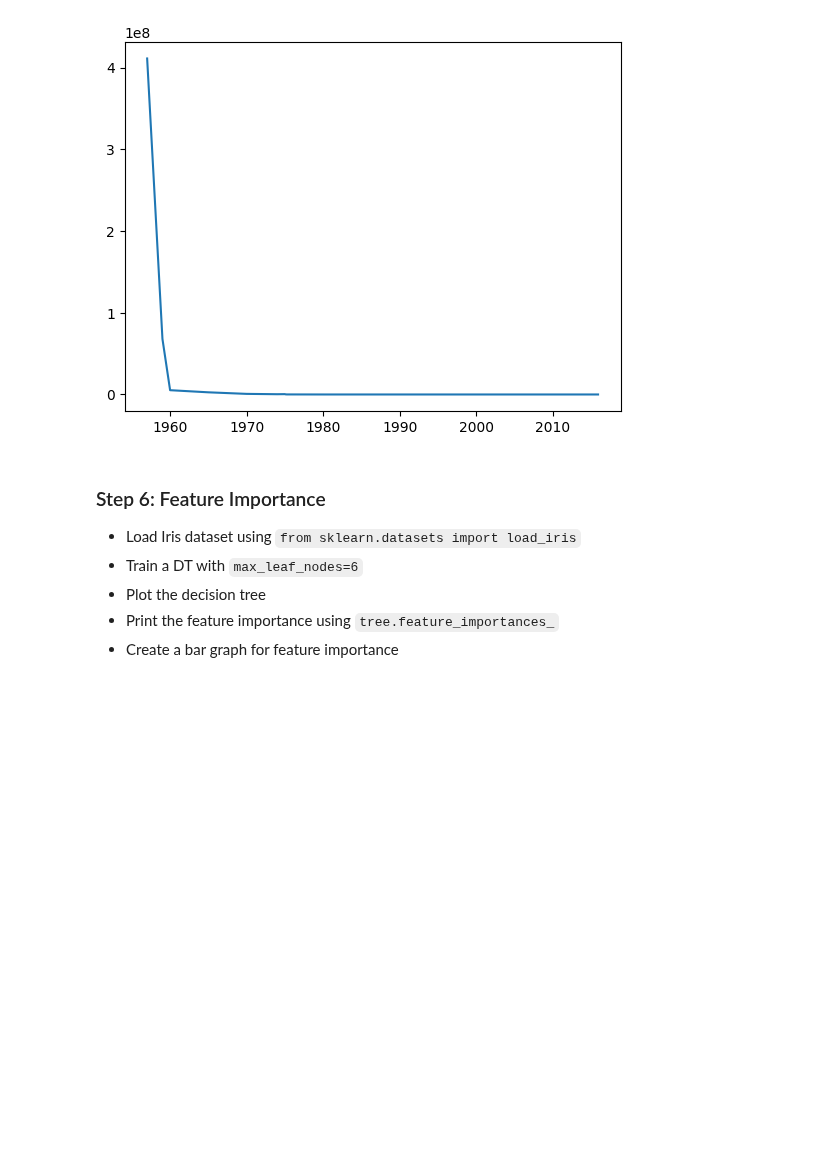
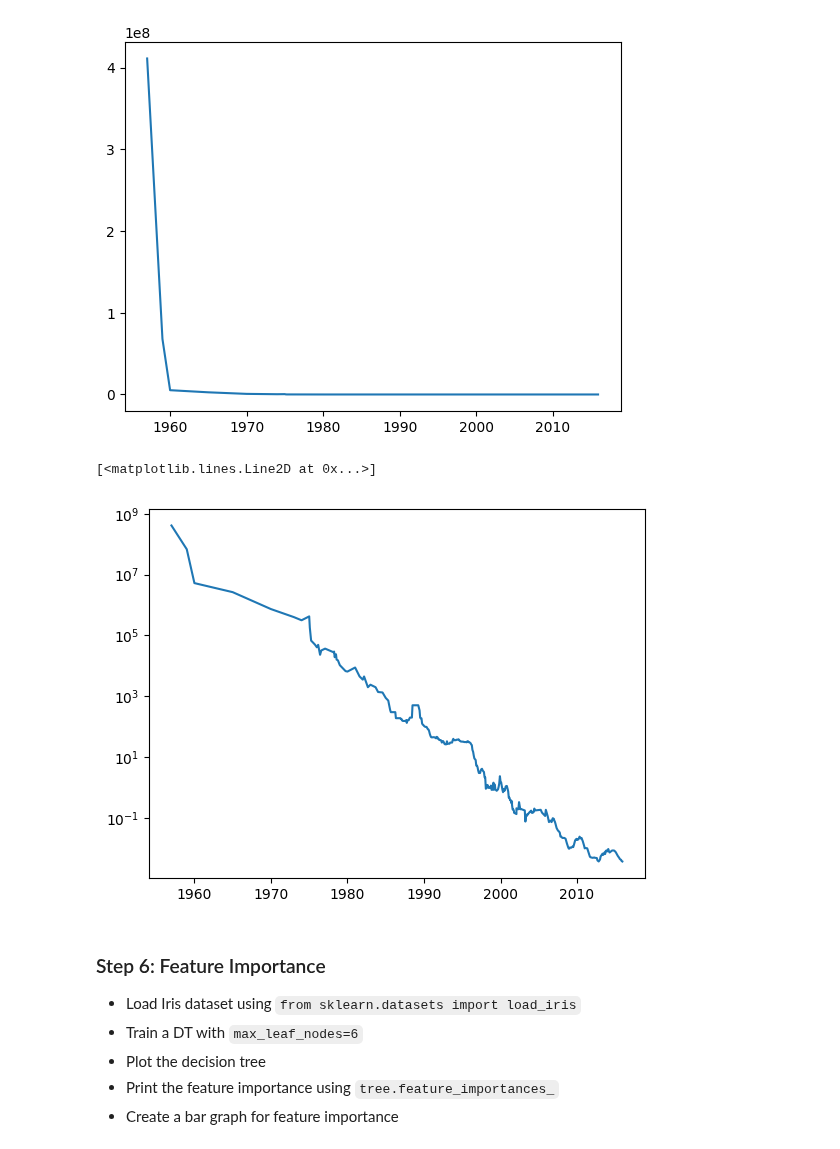
Before and after one commit to arifaygun/Magnimind-ML, a Jupyter notebook: AA_5_01_DecisionTreesSt.ipynb, the cells around one changed output. Cells and saved outputs as stored; diff of their text form; code cells hidden in the pictures; blank space fills up the shorter version.

```diff
--- a/AA_5_01_DecisionTreesSt.ipynb
+++ b/AA_5_01_DecisionTreesSt.ipynb
@@ -257,3 +257,8 @@ plt.plot(ram_prices.date, ram_prices.price)
 # %% [output]
 [<matplotlib.lines.Line2D at 0x...>]
 [figure]
+# %%
+plt.semilogy(ram_prices.date, ram_prices.price)
+# %% [output]
+[<matplotlib.lines.Line2D at 0x...>]
+[figure, added]
```
Also changed, not shown: parts of 3 cells of this notebook.
